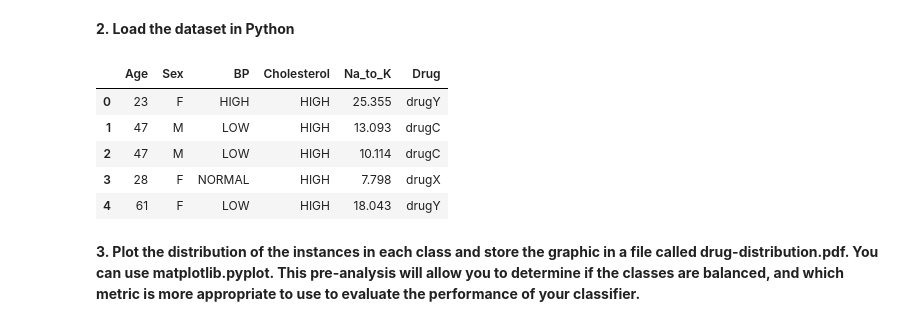
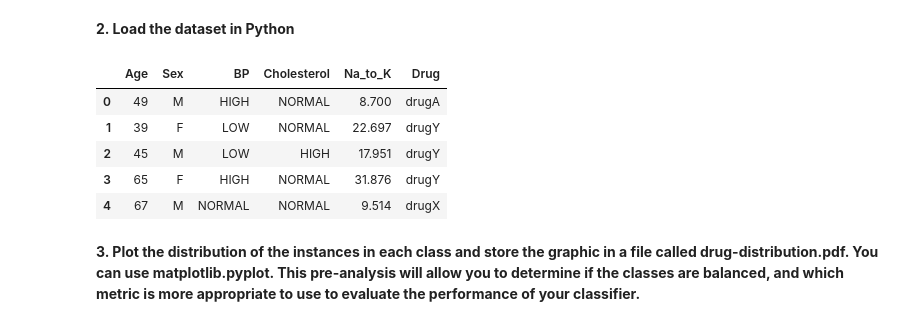
Before and after one commit to comp472-bots/mini-project-1, a Jupyter notebook: solutions/task2.ipynb, the cells around one changed output. Saved outputs shown, nothing was run; the diff lists cells and outputs as text; code cells hidden in the pictures.

```diff
--- a/solutions/task2.ipynb
+++ b/solutions/task2.ipynb
@@ -7,14 +7,17 @@ Download the BBC dataset provided on Moodle. The dataset, created by [Greene and
 # %%
 import pandas as pd
 data_df = pd.read_csv("../data/drug200.csv")
 data_df.head()
+
+test_df = pd.read_csv("../data/test44.csv")
+test_df.head()
 # %% [output]
 |  | Age | Sex | BP | Cholesterol | Na_to_K | Drug |
-| 0 | 23 | F | HIGH | HIGH | 25.355 | drugY |
-| 1 | 47 | M | LOW | HIGH | 13.093 | drugC |
-| 2 | 47 | M | LOW | HIGH | 10.114 | drugC |
-| 3 | 28 | F | NORMAL | HIGH | 7.798 | drugX |
-| 4 | 61 | F | LOW | HIGH | 18.043 | drugY |
+| 0 | 49 | M | HIGH | NORMAL | 8.700 | drugA |
+| 1 | 39 | F | LOW | NORMAL | 22.697 | drugY |
+| 2 | 45 | M | LOW | HIGH | 17.951 | drugY |
+| 3 | 65 | F | HIGH | NORMAL | 31.876 | drugY |
+| 4 | 67 | M | NORMAL | NORMAL | 9.514 | drugX |
 # %% [markdown]
 **3. Plot the distribution of the instances in each class and store the graphic in a file called drug-distribution.pdf. You can use matplotlib.pyplot. This pre-analysis will allow you to determine if the classes are balanced, and which metric is more appropriate to use to evaluate the performance of your classifier.**
 # %%
```
Also changed, not shown: parts of 21 cells of this notebook, 3 other files.
